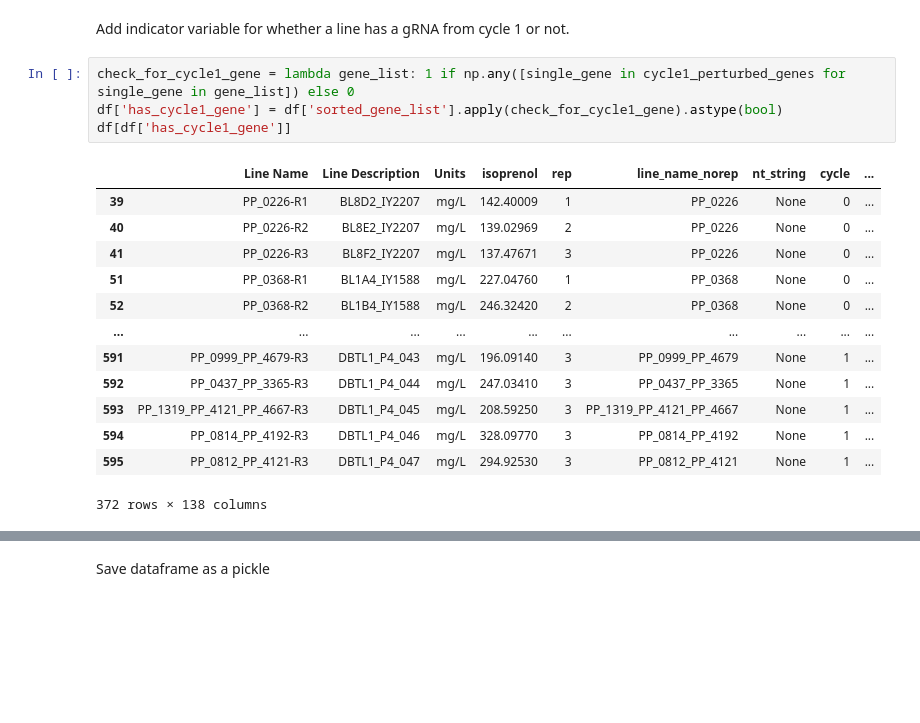
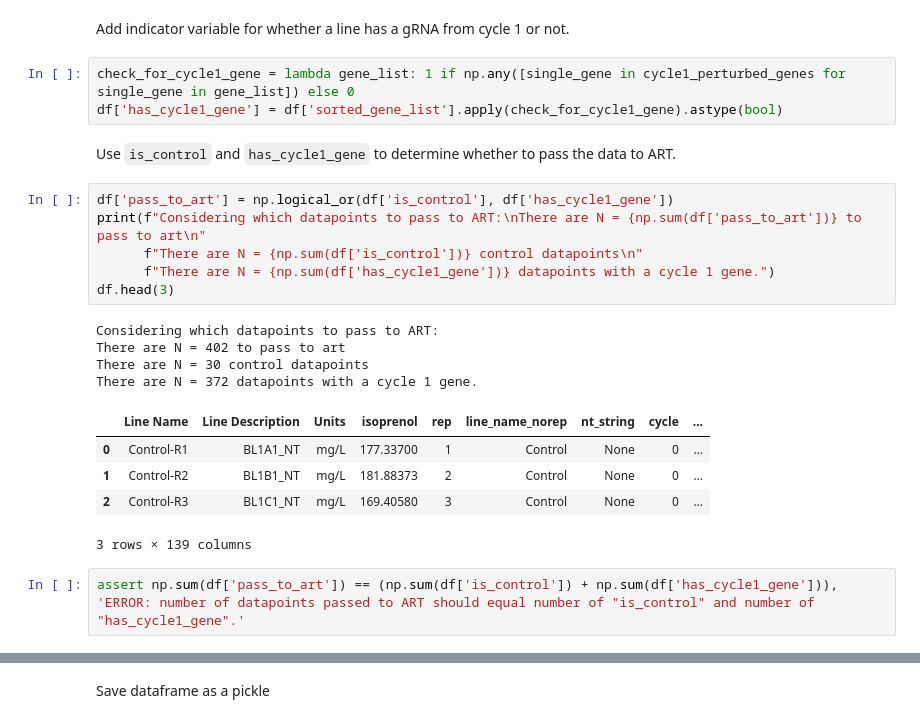
Before and after one commit to JBEI/Isoprenol_CRISPRi, a Jupyter notebook: DavidCarruthers/art_modeling_and_recommend_DBTL1.ipynb, the cells around one changed output, grey strips where cells are left out. Drawn from its saved outputs; the diff is of its cells as text; blank space fills up the shorter version.

```diff
--- a/DavidCarruthers/art_modeling_and_recommend_DBTL1.ipynb
+++ b/DavidCarruthers/art_modeling_and_recommend_DBTL1.ipynb
@@ -453,18 +450,23 @@ Add indicator variable for whether a line has a gRNA from cycle 1 or not.
 # %%
 check_for_cycle1_gene = lambda gene_list: 1 if np.any([single_gene in cycle1_perturbed_genes for single_gene in gene_list]) else 0
 df['has_cycle1_gene'] = df['sorted_gene_list'].apply(check_for_cycle1_gene).astype(bool)
-df[df['has_cycle1_gene']]
-# %% [output]
-|  | Line Name | Line Description | Units | isoprenol | rep | line_name_norep | nt_string | cycle | ... |
-| 39 | PP_0226-R1 | BL8D2_IY2207 | mg/L | 142.40009 | 1 | PP_0226 | None | 0 | ... |
-| 40 | PP_0226-R2 | BL8E2_IY2207 | mg/L | 139.02969 | 2 | PP_0226 | None | 0 | ... |
-| 41 | PP_0226-R3 | BL8F2_IY2207 | mg/L | 137.47671 | 3 | PP_0226 | None | 0 | ... |
-| 51 | PP_0368-R1 | BL1A4_IY1588 | mg/L | 227.04760 | 1 | PP_0368 | None | 0 | ... |
-| 52 | PP_0368-R2 | BL1B4_IY1588 | mg/L | 246.32420 | 2 | PP_0368 | None | 0 | ... |
-| ... | ... | ... | ... | ... | ... | ... | ... | ... | ... |
-| 591 | PP_0999_PP_4679-R3 | DBTL1_P4_043 | mg/L | 196.09140 | 3 | PP_0999_PP_4679 | None | 1 | ... |
-| 592 | PP_0437_PP_3365-R3 | DBTL1_P4_044 | mg/L | 247.03410 | 3 | PP_0437_PP_3365 | None | 1 | ... |
-| 593 | PP_1319_PP_4121_PP_4667-R3 | DBTL1_P4_045 | mg/L | 208.59250 | 3 | PP_1319_PP_4121_PP_4667 | None | 1 | ... |
-| 594 | PP_0814_PP_4192-R3 | DBTL1_P4_046 | mg/L | 328.09770 | 3 | PP_0814_PP_4192 | None | 1 | ... |
-| 595 | PP_0812_PP_4121-R3 | DBTL1_P4_047 | mg/L | 294.92530 | 3 | PP_0812_PP_4121 | None | 1 | ... |
-372 rows × 138 columns
+# %% [markdown]
+Use `is_control` and `has_cycle1_gene` to determine whether to pass the data to ART.
+# %%
+df['pass_to_art'] = np.logical_or(df['is_control'], df['has_cycle1_gene'])
+print(f"Considering which datapoints to pass to ART:\nThere are N = {np.sum(df['pass_to_art'])} to pass to art\n"
+      f"There are N = {np.sum(df['is_control'])} control datapoints\n"
+      f"There are N = {np.sum(df['has_cycle1_gene'])} datapoints with a cycle 1 gene.")
+df.head(3)
+# %% [output]
+Considering which datapoints to pass to ART:
+There are N = 402 to pass to art
+There are N = 30 control datapoints
+There are N = 372 datapoints with a cycle 1 gene.
+|  | Line Name | Line Description | Units | isoprenol | rep | line_name_norep | nt_string | cycle | ... |
+| 0 | Control-R1 | BL1A1_NT | mg/L | 177.33700 | 1 | Control | None | 0 | ... |
+| 1 | Control-R2 | BL1B1_NT | mg/L | 181.88373 | 2 | Control | None | 0 | ... |
+| 2 | Control-R3 | BL1C1_NT | mg/L | 169.40580 | 3 | Control | None | 0 | ... |
+3 rows × 139 columns
+# %%
+assert np.sum(df['pass_to_art']) == (np.sum(df['is_control']) + np.sum(df['has_cycle1_gene'])), 'ERROR: number of datapoints passed to ART should equal number of "is_control" and number of "has_cycle1_gene".'
```
Also changed, not shown: parts of 53 cells of this notebook, 27 other files.
